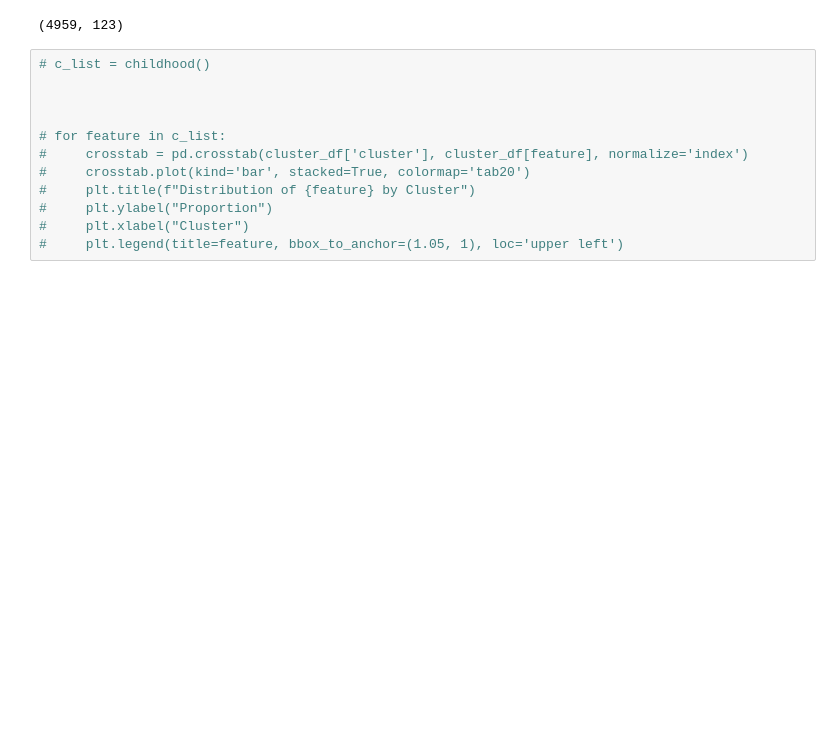
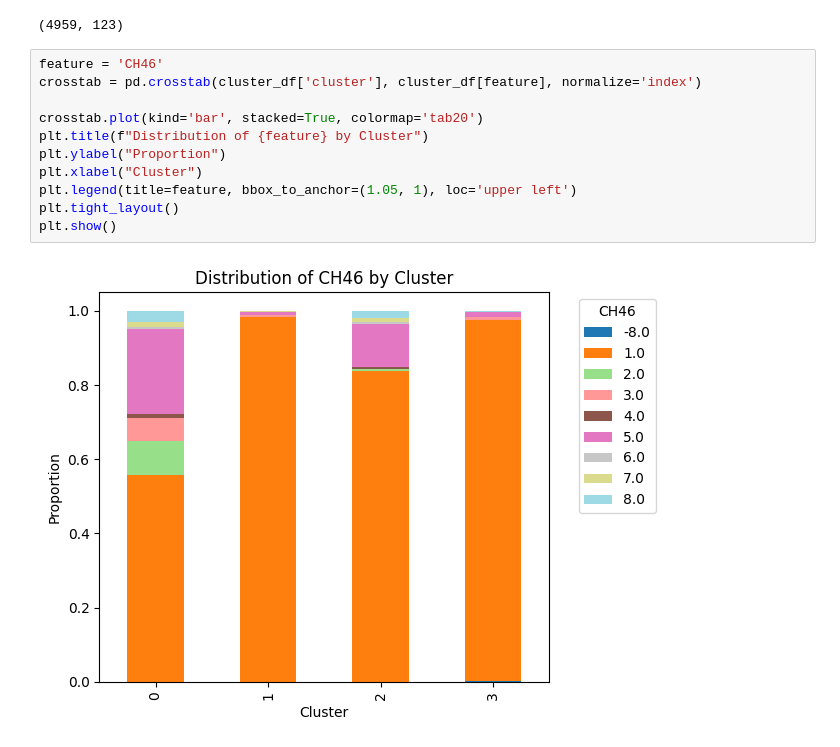
Before and after one commit to samroska/milestone-2-siads-696, a Jupyter notebook: data-explore.ipynb, the cells around one changed output. Saved outputs shown, nothing was run; the diff lists cells and outputs as text; blank space fills up the shorter version.

```diff
--- a/data-explore.ipynb
+++ b/data-explore.ipynb
@@ -77,16 +77,17 @@ cluster_df.shape
 # %% [output]
 (4959, 123)
 # %%
-# c_list = childhood()
+feature = 'CH46'
+crosstab = pd.crosstab(cluster_df['cluster'], cluster_df[feature], normalize='index')
 
-
-
-# for feature in c_list:
-#     crosstab = pd.crosstab(cluster_df['cluster'], cluster_df[feature], normalize='index')
-#     crosstab.plot(kind='bar', stacked=True, colormap='tab20')
-#     plt.title(f"Distribution of {feature} by Cluster")
-#     plt.ylabel("Proportion")
-#     plt.xlabel("Cluster")
-#     plt.legend(title=feature, bbox_to_anchor=(1.05, 1), loc='upper left')
+crosstab.plot(kind='bar', stacked=True, colormap='tab20')
+plt.title(f"Distribution of {feature} by Cluster")
+plt.ylabel("Proportion")
+plt.xlabel("Cluster")
+plt.legend(title=feature, bbox_to_anchor=(1.05, 1), loc='upper left')
+plt.tight_layout()
+plt.show()
+# %% [output]
+[figure, added]
 # %%
 
```
Also changed, not shown: parts of 1 cell of this notebook.
